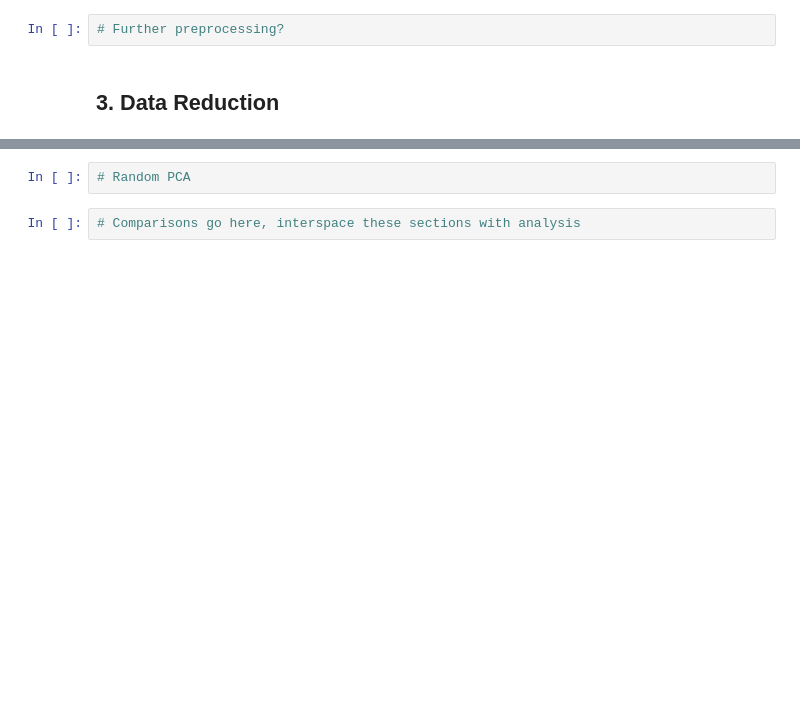
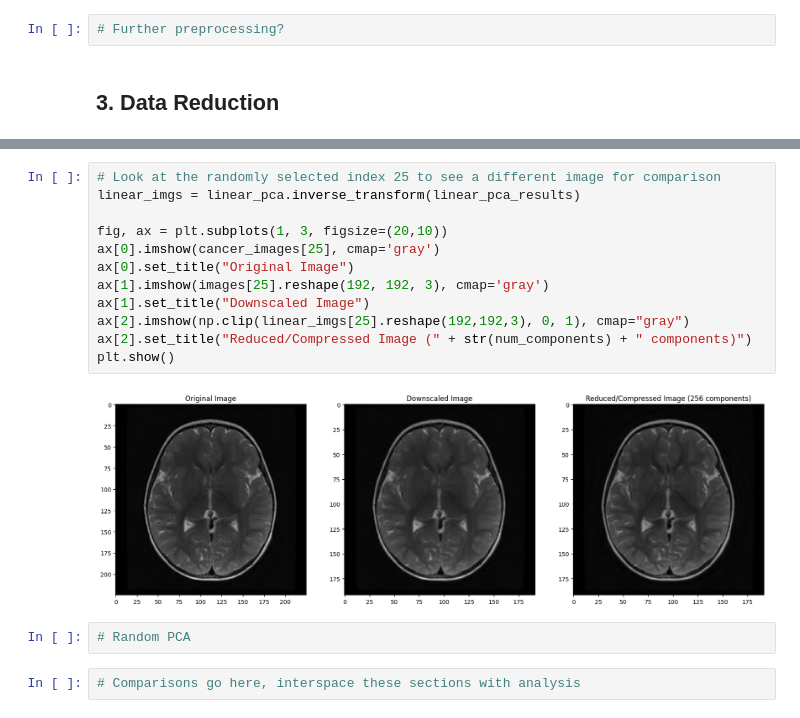
Before and after one commit to S-Bryce/ML-Lab-2, a Jupyter notebook: main.ipynb, the cells around one changed output, grey strips where cells are left out. Drawn from its saved outputs; the diff is of its cells as text; blank space fills up the shorter version.

```diff
--- a/main.ipynb
+++ b/main.ipynb
@@ -162,3 +232,17 @@ plt.show()
+# %%
+# Look at the randomly selected index 25 to see a different image for comparison
+linear_imgs = linear_pca.inverse_transform(linear_pca_results)
+
+fig, ax = plt.subplots(1, 3, figsize=(20,10))
+ax[0].imshow(cancer_images[25], cmap='gray')
+ax[0].set_title("Original Image")
+ax[1].imshow(images[25].reshape(192, 192, 3), cmap='gray')
+ax[1].set_title("Downscaled Image")
+ax[2].imshow(np.clip(linear_imgs[25].reshape(192,192,3), 0, 1), cmap="gray")
+ax[2].set_title("Reduced/Compressed Image (" + str(num_components) + " components)")
+plt.show()
+# %% [output]
+[figure, added]
 # %%
 # Random PCA
 # %%
```
Also changed, not shown: parts of 3 cells of this notebook.
